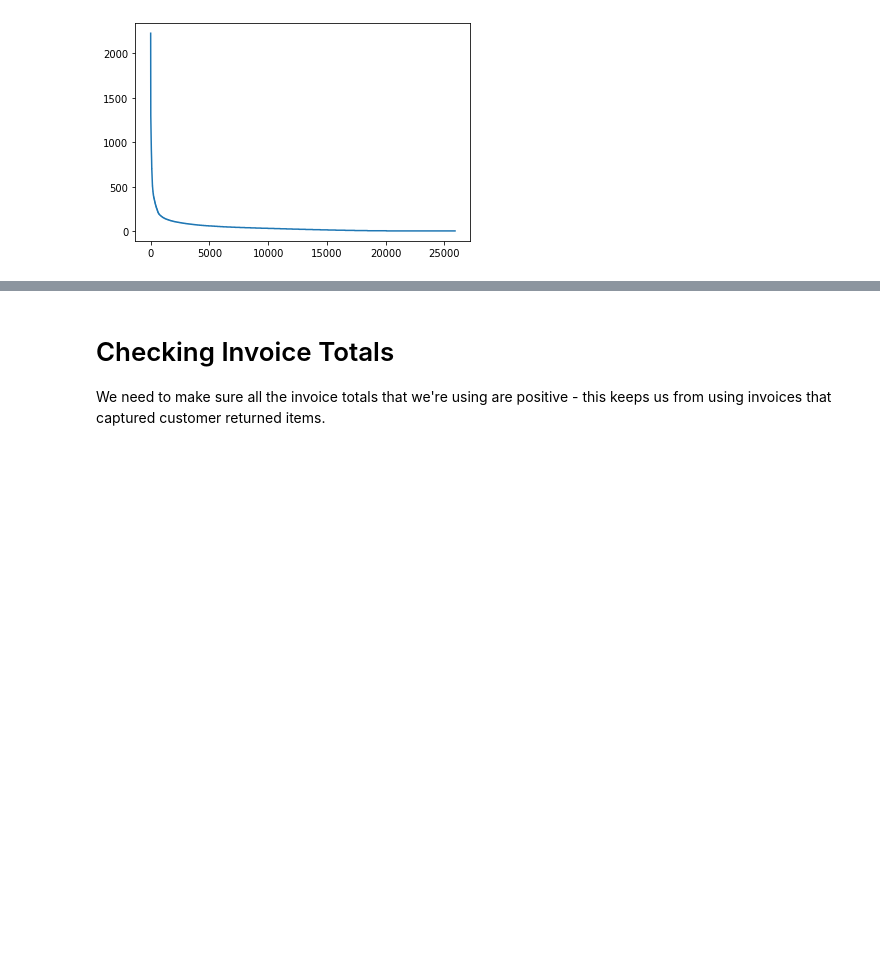
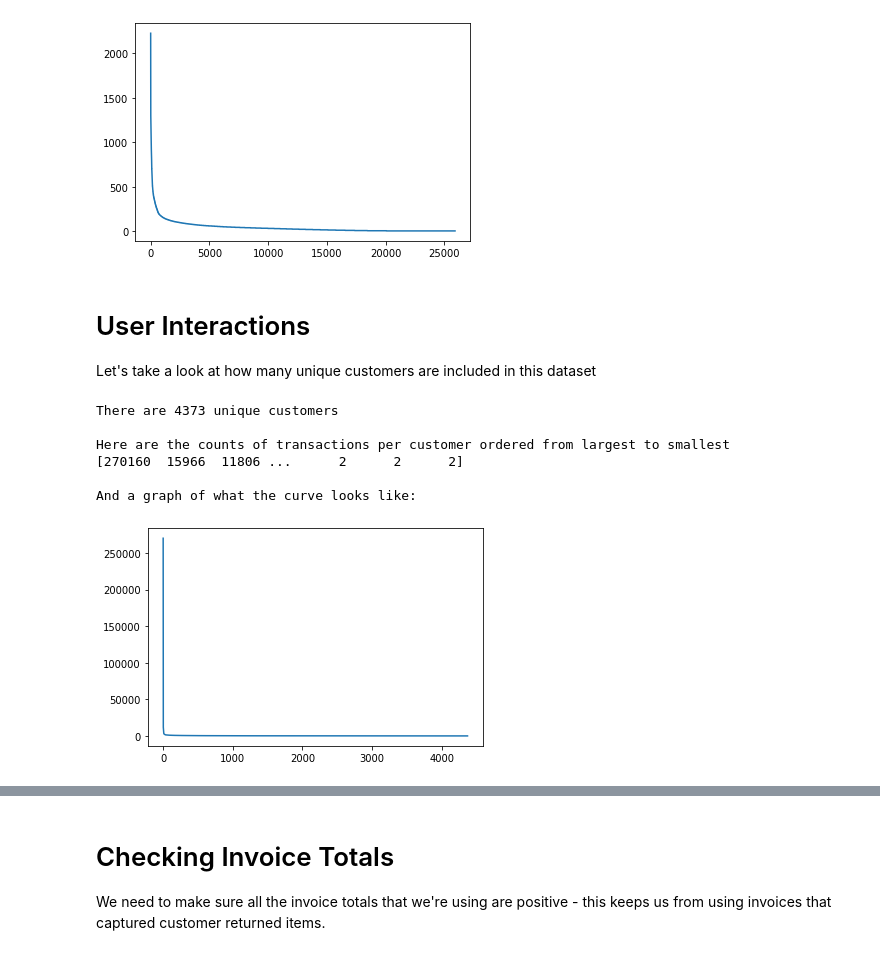
Before and after one commit to HSV-AI/product-recommendation, a Jupyter notebook: notebooks/vipin20-Transaction-Data-EDA.ipynb, the cells around one changed output, grey strips where cells are left out. Cells and saved outputs as stored; diff of their text form; code cells hidden in the pictures; blank space fills up the shorter version.

```diff
--- a/notebooks/vipin20-Transaction-Data-EDA.ipynb
+++ b/notebooks/vipin20-Transaction-Data-EDA.ipynb
@@ -80,3 +90,23 @@ Here are the counts of transactions ordered from largest to smallest
 
 And a graph of what the curve looks like:
 [figure]
+# %% [markdown]
+# User Interactions
+
+Let's take a look at how many unique customers are included in this dataset
+# %%
+user_counts = transactions['UserId'].value_counts().to_numpy()
+print('There are', len(user_counts), 'unique customers\n')
+print('Here are the counts of transactions per customer ordered from largest to smallest')
+print(user_counts)
+print('\nAnd a graph of what the curve looks like:')
+plt.plot(user_counts)
+plt.show()
+# %% [output]
+There are 4373 unique customers
+
+Here are the counts of transactions per customer ordered from largest to smallest
+[270160  15966  11806 ...      2      2      2]
+
+And a graph of what the curve looks like:
+[figure, added]
```
Also changed, not shown: parts of 25 cells of this notebook, 1 other file.
